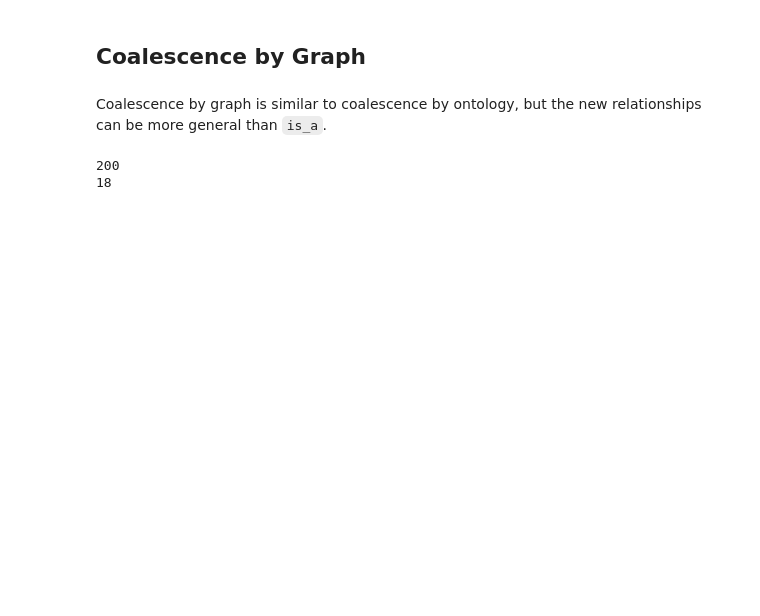
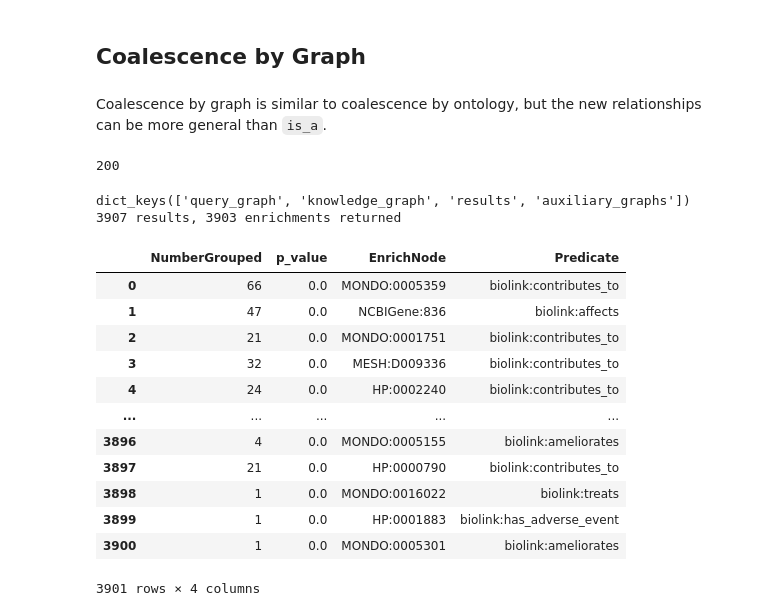
Before and after one commit to ranking-agent/AnswerCoalesce, a Jupyter notebook: documentation/AnswerCoalescence.ipynb, the cells around one changed output. Drawn from its saved outputs; the diff is of its cells as text; code cells hidden in the pictures; blank space fills up the shorter version.

```diff
--- a/documentation/AnswerCoalescence.ipynb
+++ b/documentation/AnswerCoalescence.ipynb
@@ -159,7 +140,0 @@ df
-# %%
-url = 'https://answercoalesce.renci.org/coalesce'
-params = {'method':'ontology'}
-o_r = requests.post(url,json=strider_result,params=params)
-print(o_r.status_code)
-ontology_result = o_r.json()
-print( len(ontology_result['results']))
@@ -218,13 +176,3 @@ display(react_component)
 ## Coalescence by Graph
 # %% [markdown]
 Coalescence by graph is similar to coalescence by ontology, but the new relationships can be more general than `is_a`.
-# %%
-url = 'https://answercoalesce.renci.org/coalesce'
-params = {'method':'graph'}
-g_r = requests.post(url,json=strider_result,params=params)
-print(g_r.status_code)
-graph_result = g_r.json()
-print( len(graph_result['results']))
-# %% [output]
-200
-18
@@ -247,0 +179,41 @@ display(react_component)
+# %%
+try:
+    url = "https://answercoalesce.renci.org/1.4/coalesce/graph"
+    g_r = requests.post(url,json=pp)
+except:
+    'curl -X POST -H "Content-Type: application/json" -d @pp.json https://answercoalesce.renci.org/1.4/coalesce/all > ac-response.json'
+print(g_r.status_code)
+# %% [output]
+200
+# %%
+graph_result = g_r.json()
+print(graph_result['message'].keys())
+print(f"{len(graph_result['message']['results'])} results, {len(graph_result['message']['auxiliary_graphs'])} enrichments returned")
+# %% [output]
+dict_keys(['query_graph', 'knowledge_graph', 'results', 'auxiliary_graphs'])
+3907 results, 3903 enrichments returned
+# %%
+enrichments_to_results  = get_enrichments2results(graph_result)
+auxg = graph_result['message']['auxiliary_graphs']
+row = []
+for enrichment, chemnodes in enrichments_to_results.items():
+    attributes = auxg[enrichment]['attributes']
+    values = [attr['value'] for attr in attributes if attr.get('value')]
+    row.append([len(chemnodes), values[1], values[2], values[-1]])
+df = pd.DataFrame(row, columns=['NumberGrouped', 'p_value', 'EnrichNode', 'Predicate'])
+# df.sort_values(by='p_value',inplace=True)
+df
+# %% [output]
+|  | NumberGrouped | p_value | EnrichNode | Predicate |
+| 0 | 66 | 0.0 | MONDO:0005359 | biolink:contributes_to |
+| 1 | 47 | 0.0 | NCBIGene:836 | biolink:affects |
+| 2 | 21 | 0.0 | MONDO:0001751 | biolink:contributes_to |
+| 3 | 32 | 0.0 | MESH:D009336 | biolink:contributes_to |
+| 4 | 24 | 0.0 | HP:0002240 | biolink:contributes_to |
+| ... | ... | ... | ... | ... |
+| 3896 | 4 | 0.0 | MONDO:0005155 | biolink:ameliorates |
+| 3897 | 21 | 0.0 | HP:0000790 | biolink:contributes_to |
+| 3898 | 1 | 0.0 | MONDO:0016022 | biolink:treats |
+| 3899 | 1 | 0.0 | HP:0001883 | biolink:has_adverse_event |
+| 3900 | 1 | 0.0 | MONDO:0005301 | biolink:ameliorates |
+3901 rows × 4 columns
```
Also changed, not shown: parts of 22 cells of this notebook, 2 other files.
